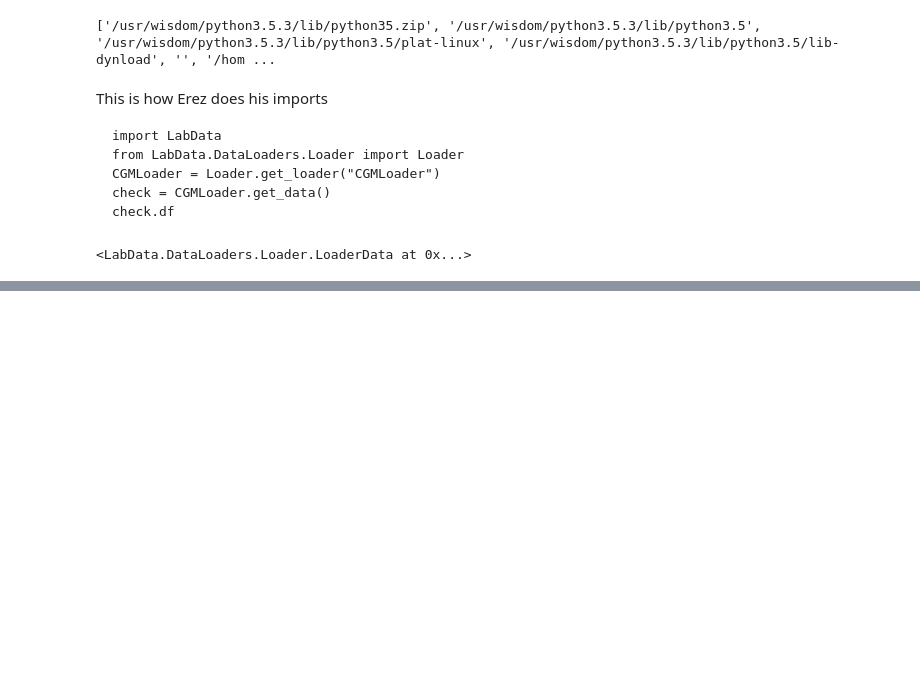
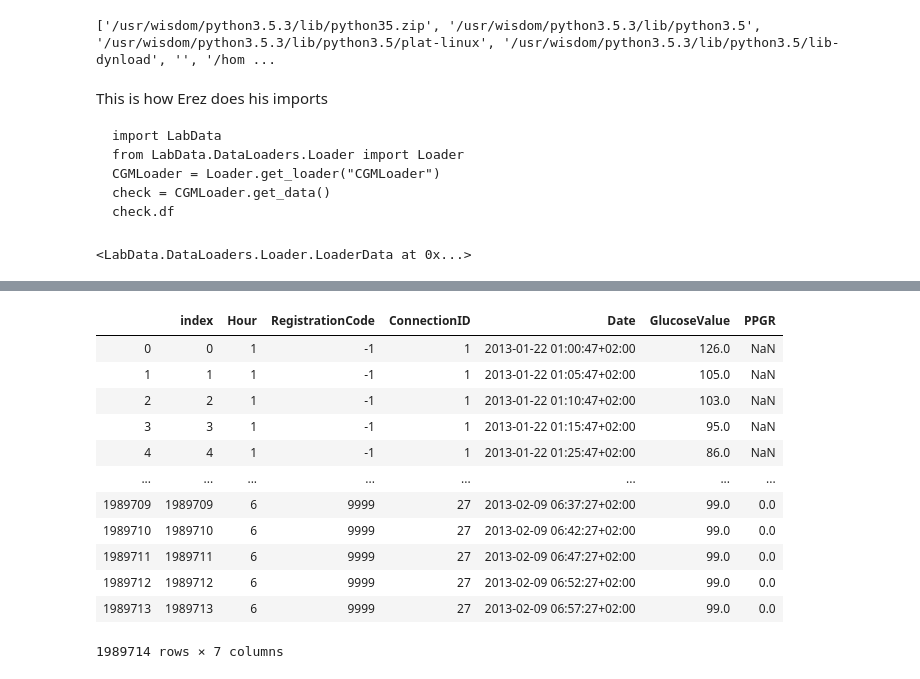
Before and after one commit to ElviraMingazova/MA_Thesis, a Jupyter notebook: HowToData.ipynb, the cells around one changed output, grey strips where cells are left out. Drawn from its saved outputs; the diff is of its cells as text; code cells hidden in the pictures; blank space fills up the shorter version.

```diff
--- a/HowToData.ipynb
+++ b/HowToData.ipynb
@@ -68,0 +341,4 @@ check.df
+# %%
+cgm_df = check.df
+cgm_meta = check.df_metadata
+cgm_df
@@ -68,0 +470,3 @@ check.df
+# %%
+cgm_df_ri = cgm_df.reset_index()
+cgm_df_ri
@@ -68,0 +487,5 @@ check.df
+# %%
+cgm_df_ri['Hour'] = cgm_df_ri.Date.dt.hour
+#cgm_df.loc[(cgm_df_ri.Hour >= 1) & (cgm_df_ri.Hour <=6)]
+
+cgm_df_ri.set_index('Hour', inplace=True)
@@ -68,0 +509,19 @@ check.df
+# %%
+cgm_night = cgm_df_ri.loc[list(range(1,7)), :]
+# %%
+cgm_night.reset_index(inplace=True)
+cgm_night
+# %% [output]
+|  | index | Hour | RegistrationCode | ConnectionID | Date | GlucoseValue | PPGR |
+| 0 | 0 | 1 | -1 | 1 | 2013-01-22 01:00:47+02:00 | 126.0 | NaN |
+| 1 | 1 | 1 | -1 | 1 | 2013-01-22 01:05:47+02:00 | 105.0 | NaN |
+| 2 | 2 | 1 | -1 | 1 | 2013-01-22 01:10:47+02:00 | 103.0 | NaN |
+| 3 | 3 | 1 | -1 | 1 | 2013-01-22 01:15:47+02:00 | 95.0 | NaN |
+| 4 | 4 | 1 | -1 | 1 | 2013-01-22 01:25:47+02:00 | 86.0 | NaN |
+| ... | ... | ... | ... | ... | ... | ... | ... |
+| 1989709 | 1989709 | 6 | 9999 | 27 | 2013-02-09 06:37:27+02:00 | 99.0 | 0.0 |
+| 1989710 | 1989710 | 6 | 9999 | 27 | 2013-02-09 06:42:27+02:00 | 99.0 | 0.0 |
+| 1989711 | 1989711 | 6 | 9999 | 27 | 2013-02-09 06:47:27+02:00 | 99.0 | 0.0 |
+| 1989712 | 1989712 | 6 | 9999 | 27 | 2013-02-09 06:52:27+02:00 | 99.0 | 0.0 |
+| 1989713 | 1989713 | 6 | 9999 | 27 | 2013-02-09 06:57:27+02:00 | 99.0 | 0.0 |
+1989714 rows × 7 columns
```
Also changed, not shown: parts of 62 cells of this notebook, 1 other file.
